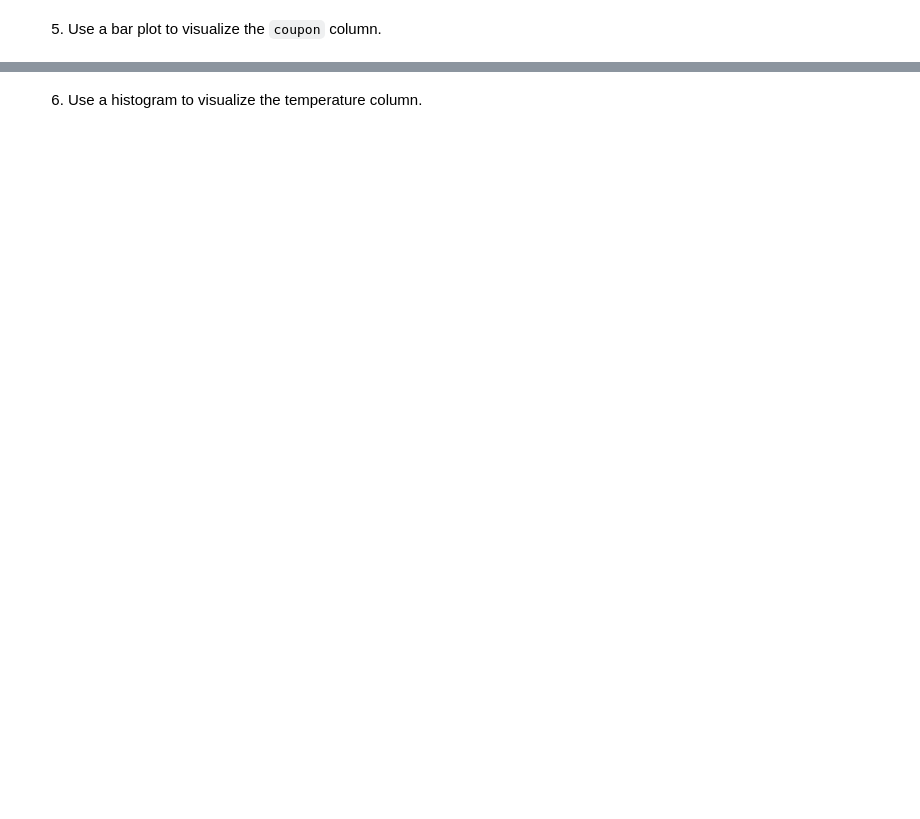
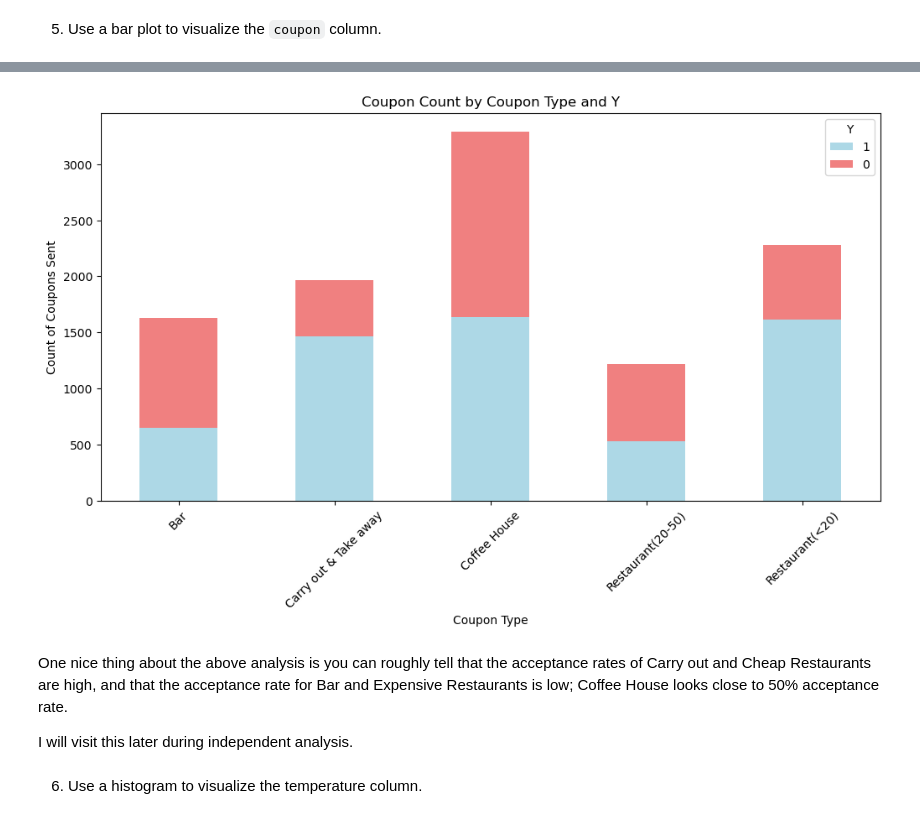
Before and after one commit to jheberer/Berkeley-Profession-Certificate-in-ML---Assignment-1, a Jupyter notebook: coupon.ipynb, the cells around one changed output, grey strips where cells are left out. Cells and saved outputs as stored; diff of their text form; code cells hidden in the pictures; blank space fills up the shorter version.

```diff
--- a/coupon.ipynb
+++ b/coupon.ipynb
@@ -242,2 +279,23 @@ Missing values? False
+# %%
+# do this again, but stack a barchat so we can get a sense of Y distribution
+coupons = data['coupon']
+coupon_counts = pd.crosstab(coupons, data['Y'])
+
+# reverse order of Y so the barplot looks better
+coupon_counts = coupon_counts[[1, 0]]
+
+colors = ['lightblue', 'lightcoral']
+coupon_counts.plot(kind='bar', stacked=True, figsize=(12, 6), color=colors)
+plt.title('Coupon Count by Coupon Type and Y')
+plt.ylabel('Count of Coupons Sent')
+plt.xlabel('Coupon Type')
+plt.xticks(rotation=45)
+plt.show()
+# %% [output]
+[figure, added]
+# %% [markdown]
+One nice thing about the above analysis is you can roughly tell that the acceptance rates of Carry out and Cheap Restaurants are high, and that the acceptance rate for Bar and Expensive Restaurants is low; Coffee House looks close to 50% acceptance rate.
+
+I will visit this later during independent analysis.
 # %% [markdown]
 6. Use a histogram to visualize the temperature column.
```
Also changed, not shown: parts of 9 cells of this notebook.
